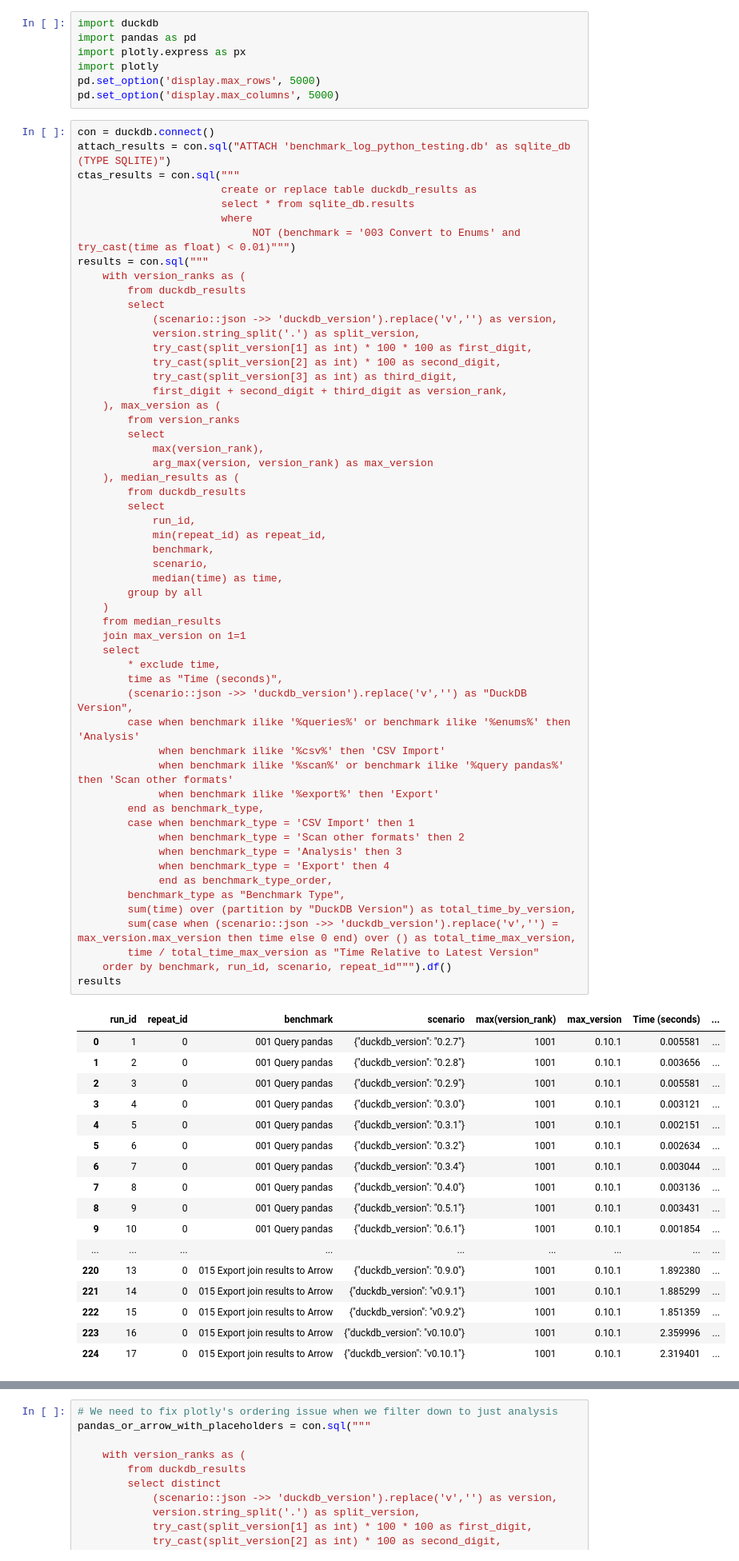
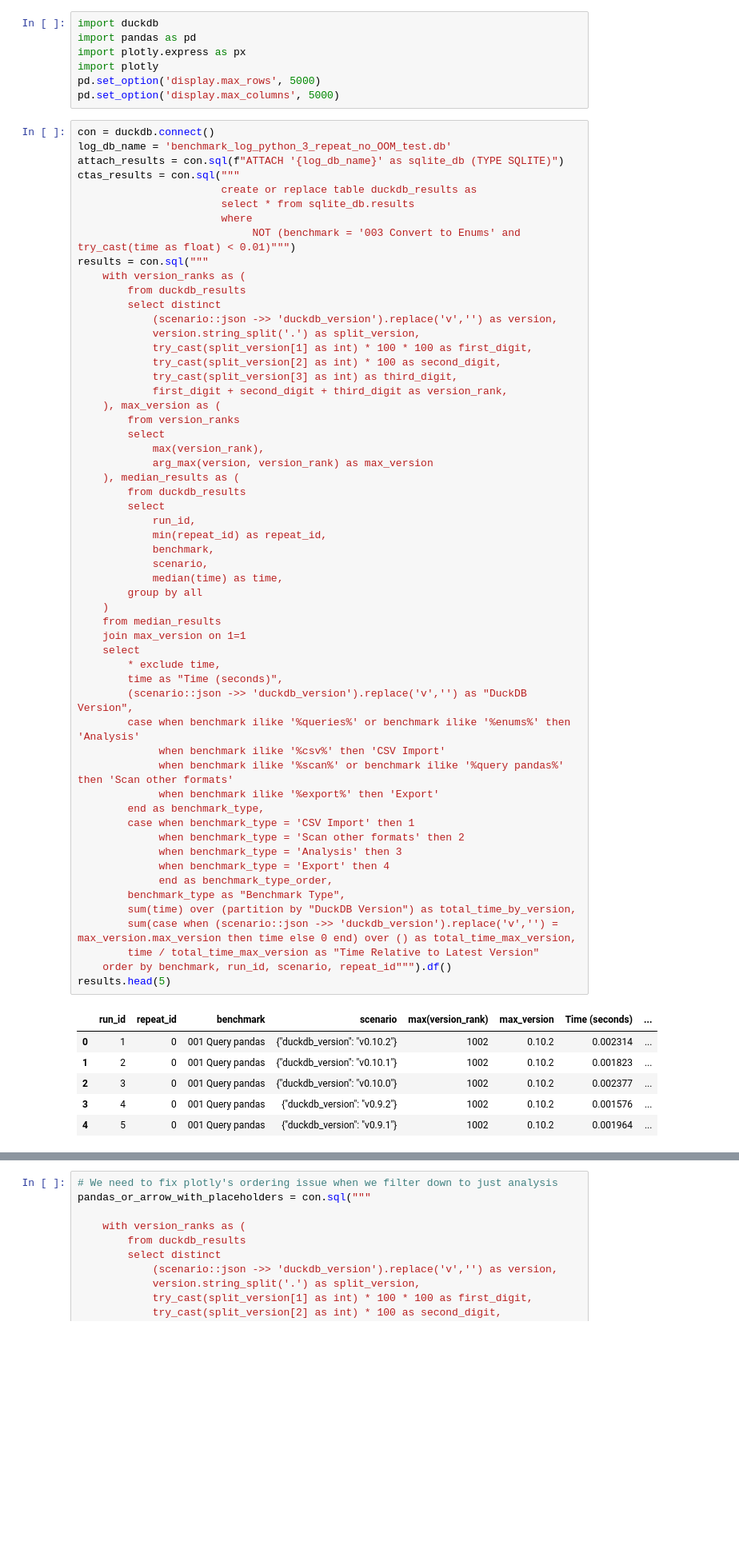
Before and after one commit to Alex-Monahan/duckdb_benchmarks_over_time, a Jupyter notebook: analyze_benchmark_results.ipynb, the cells around one changed output, grey strips where cells are left out. Shown at 80% size. Cells and saved outputs as stored; diff of their text form; blank space fills up the shorter version.

Commit message:
Analyzing results notebooks

```diff
--- a/analyze_benchmark_results.ipynb
+++ b/analyze_benchmark_results.ipynb
@@ -16,7 +10,8 @@ pd.set_option('display.max_rows', 5000)
 pd.set_option('display.max_columns', 5000)
 # %%
 con = duckdb.connect()
-attach_results = con.sql("ATTACH 'benchmark_log_python_testing.db' as sqlite_db (TYPE SQLITE)")
+log_db_name = 'benchmark_log_python_3_repeat_no_OOM_test.db'
+attach_results = con.sql(f"ATTACH '{log_db_name}' as sqlite_db (TYPE SQLITE)")
 ctas_results = con.sql("""
                        create or replace table duckdb_results as
                        select * from sqlite_db.results
@@ -25,7 +20,7 @@ ctas_results = con.sql("""
 results = con.sql("""
     with version_ranks as (
         from duckdb_results
-        select
+        select distinct
             (scenario::json ->> 'duckdb_version').replace('v','') as version,
             version.string_split('.') as split_version,
             try_cast(split_version[1] as int) * 100 * 100 as first_digit,
@@ -43,50 +38,39 @@ results = con.sql("""
             run_id,
             min(repeat_id) as repeat_id,
             benchmark,
             scenario,
             median(time) as time,
         group by all
     )
     from median_results
     join max_version on 1=1
     select
         * exclude time,
         time as "Time (seconds)",
         (scenario::json ->> 'duckdb_version').replace('v','') as "DuckDB Version",
         case when benchmark ilike '%queries%' or benchmark ilike '%enums%' then 'Analysis'
              when benchmark ilike '%csv%' then 'CSV Import'
              when benchmark ilike '%scan%' or benchmark ilike '%query pandas%' then 'Scan other formats'
              when benchmark ilike '%export%' then 'Export'
         end as benchmark_type,
         case when benchmark_type = 'CSV Import' then 1
              when benchmark_type = 'Scan other formats' then 2
              when benchmark_type = 'Analysis' then 3
              when benchmark_type = 'Export' then 4
              end as benchmark_type_order,
         benchmark_type as "Benchmark Type",
         sum(time) over (partition by "DuckDB Version") as total_time_by_version,
         sum(case when (scenario::json ->> 'duckdb_version').replace('v','') = max_version.max_version then time else 0 end) over () as total_time_max_version,
         time / total_time_max_version as "Time Relative to Latest Version"
     order by benchmark, run_id, scenario, repeat_id""").df()
-results
+results.head(5)
 # %% [output]
 |  | run_id | repeat_id | benchmark | scenario | max(version_rank) | max_version | Time (seconds) | ... |
-| 0 | 1 | 0 | 001 Query pandas | {"duckdb_version": "0.2.7"} | 1001 | 0.10.1 | 0.005581 | ... |
-| 1 | 2 | 0 | 001 Query pandas | {"duckdb_version": "0.2.8"} | 1001 | 0.10.1 | 0.003656 | ... |
-| 2 | 3 | 0 | 001 Query pandas | {"duckdb_version": "0.2.9"} | 1001 | 0.10.1 | 0.005581 | ... |
-| 3 | 4 | 0 | 001 Query pandas | {"duckdb_version": "0.3.0"} | 1001 | 0.10.1 | 0.003121 | ... |
-| 4 | 5 | 0 | 001 Query pandas | {"duckdb_version": "0.3.1"} | 1001 | 0.10.1 | 0.002151 | ... |
-| 5 | 6 | 0 | 001 Query pandas | {"duckdb_version": "0.3.2"} | 1001 | 0.10.1 | 0.002634 | ... |
-| 6 | 7 | 0 | 001 Query pandas | {"duckdb_version": "0.3.4"} | 1001 | 0.10.1 | 0.003044 | ... |
-| 7 | 8 | 0 | 001 Query pandas | {"duckdb_version": "0.4.0"} | 1001 | 0.10.1 | 0.003136 | ... |
-| 8 | 9 | 0 | 001 Query pandas | {"duckdb_version": "0.5.1"} | 1001 | 0.10.1 | 0.003431 | ... |
-| 9 | 10 | 0 | 001 Query pandas | {"duckdb_version": "0.6.1"} | 1001 | 0.10.1 | 0.001854 | ... |
-| ... | ... | ... | ... | ... | ... | ... | ... | ... |
-| 220 | 13 | 0 | 015 Export join results to Arrow | {"duckdb_version": "0.9.0"} | 1001 | 0.10.1 | 1.892380 | ... |
-| 221 | 14 | 0 | 015 Export join results to Arrow | {"duckdb_version": "v0.9.1"} | 1001 | 0.10.1 | 1.885299 | ... |
-| 222 | 15 | 0 | 015 Export join results to Arrow | {"duckdb_version": "v0.9.2"} | 1001 | 0.10.1 | 1.851359 | ... |
-| 223 | 16 | 0 | 015 Export join results to Arrow | {"duckdb_version": "v0.10.0"} | 1001 | 0.10.1 | 2.359996 | ... |
-| 224 | 17 | 0 | 015 Export join results to Arrow | {"duckdb_version": "v0.10.1"} | 1001 | 0.10.1 | 2.319401 | ... |
+| 0 | 1 | 0 | 001 Query pandas | {"duckdb_version": "v0.10.2"} | 1002 | 0.10.2 | 0.002314 | ... |
+| 1 | 2 | 0 | 001 Query pandas | {"duckdb_version": "v0.10.1"} | 1002 | 0.10.2 | 0.001823 | ... |
+| 2 | 3 | 0 | 001 Query pandas | {"duckdb_version": "v0.10.0"} | 1002 | 0.10.2 | 0.002377 | ... |
+| 3 | 4 | 0 | 001 Query pandas | {"duckdb_version": "v0.9.2"} | 1002 | 0.10.2 | 0.001576 | ... |
+| 4 | 5 | 0 | 001 Query pandas | {"duckdb_version": "v0.9.1"} | 1002 | 0.10.2 | 0.001964 | ... |
 # %%
 test_results = con.sql("""
     with version_ranks as (
```
Also changed, not shown: parts of 10 cells of this notebook, 1 other file.
